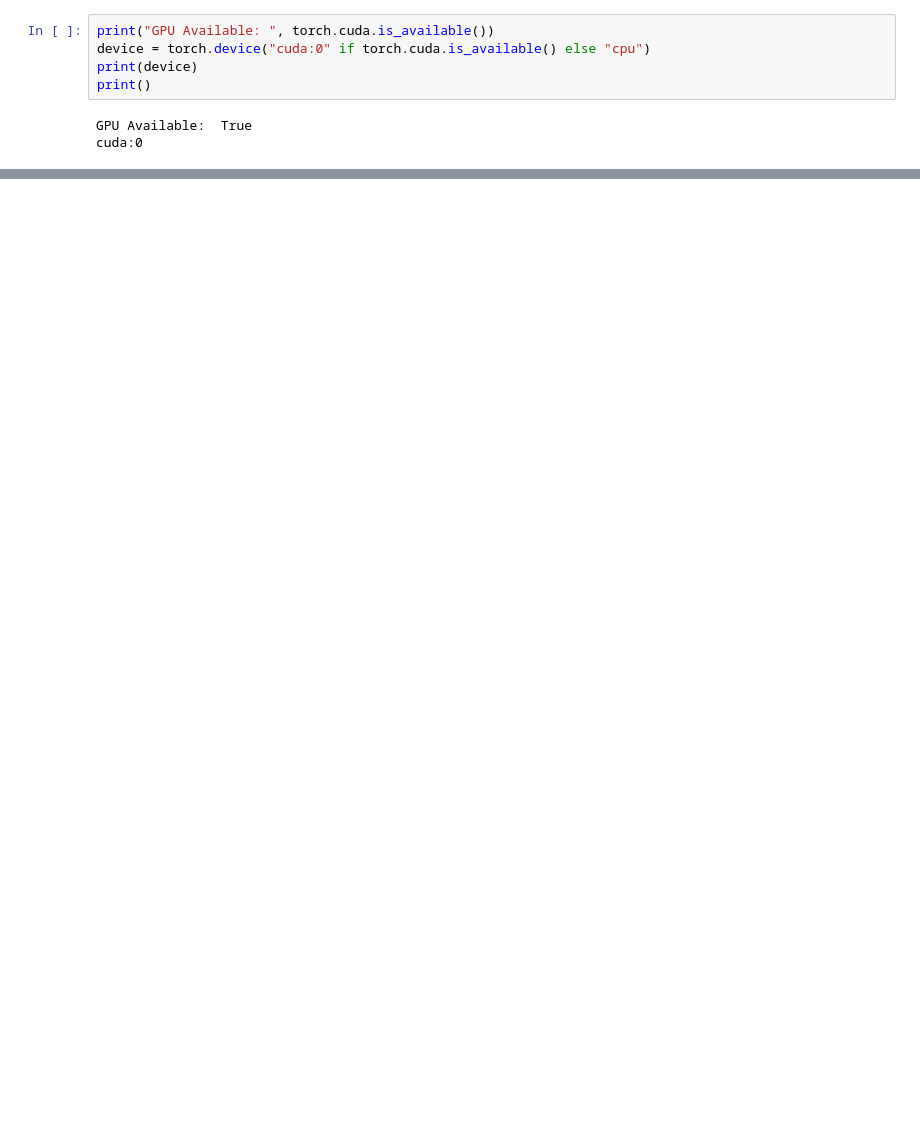
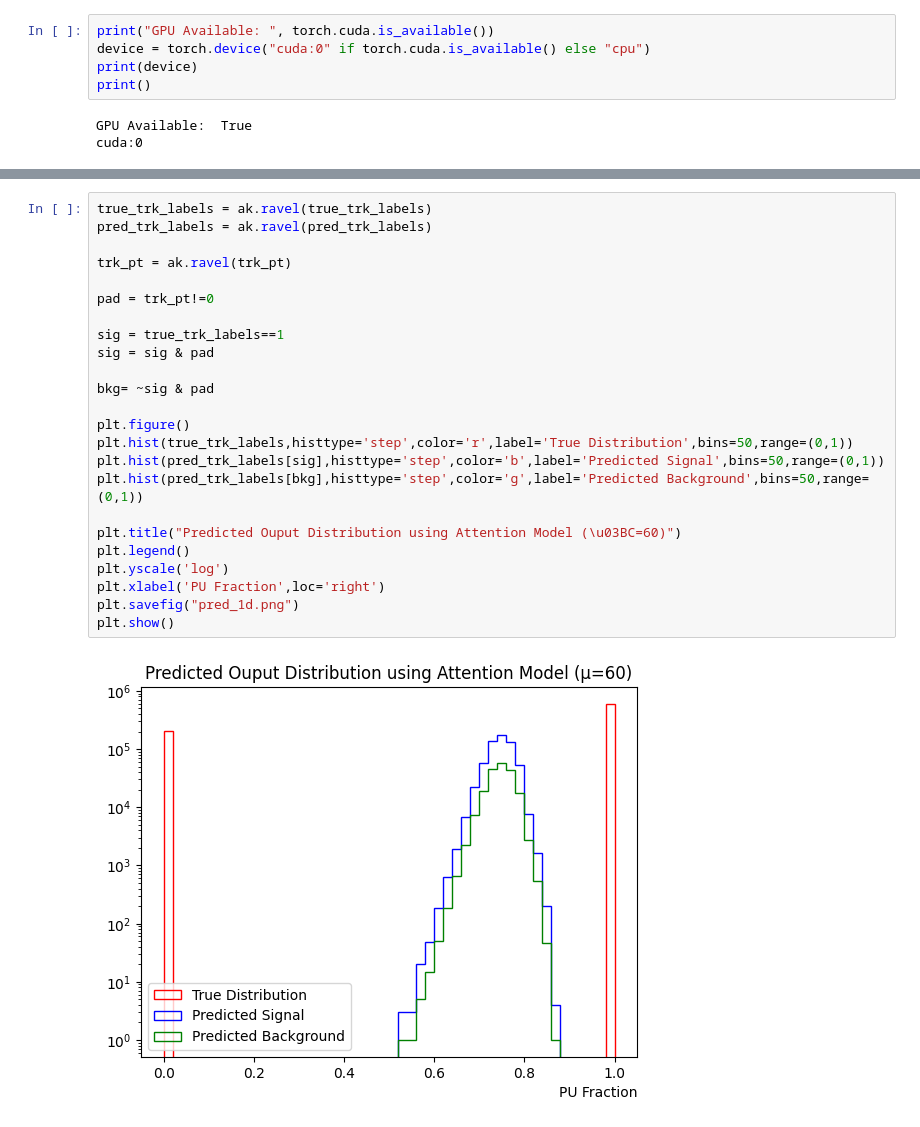
Before and after one commit to LukeV37/Top_Polarimetry, a Jupyter notebook: model/Jet_Attention_Model.ipynb, the cells around one changed output, grey strips where cells are left out. Drawn from its saved outputs; the diff is of its cells as text; blank space fills up the shorter version.

```diff
--- a/model/Jet_Attention_Model.ipynb
+++ b/model/Jet_Attention_Model.ipynb
@@ -337,0 +338,26 @@ for i in range(num_feats):
+# %%
+true_trk_labels = ak.ravel(true_trk_labels)
+pred_trk_labels = ak.ravel(pred_trk_labels)
+
+trk_pt = ak.ravel(trk_pt)
+
+pad = trk_pt!=0
+
+sig = true_trk_labels==1
+sig = sig & pad
+
+bkg= ~sig & pad
+
+plt.figure()
+plt.hist(true_trk_labels,histtype='step',color='r',label='True Distribution',bins=50,range=(0,1))
+plt.hist(pred_trk_labels[sig],histtype='step',color='b',label='Predicted Signal',bins=50,range=(0,1))
+plt.hist(pred_trk_labels[bkg],histtype='step',color='g',label='Predicted Background',bins=50,range=(0,1))
+
+plt.title("Predicted Ouput Distribution using Attention Model (\u03BC=60)")
+plt.legend()
+plt.yscale('log')
+plt.xlabel('PU Fraction',loc='right')
+plt.savefig("pred_1d.png")
+plt.show()
+# %% [output]
+[figure, added]
```
Also changed, not shown: parts of 10 cells of this notebook.
